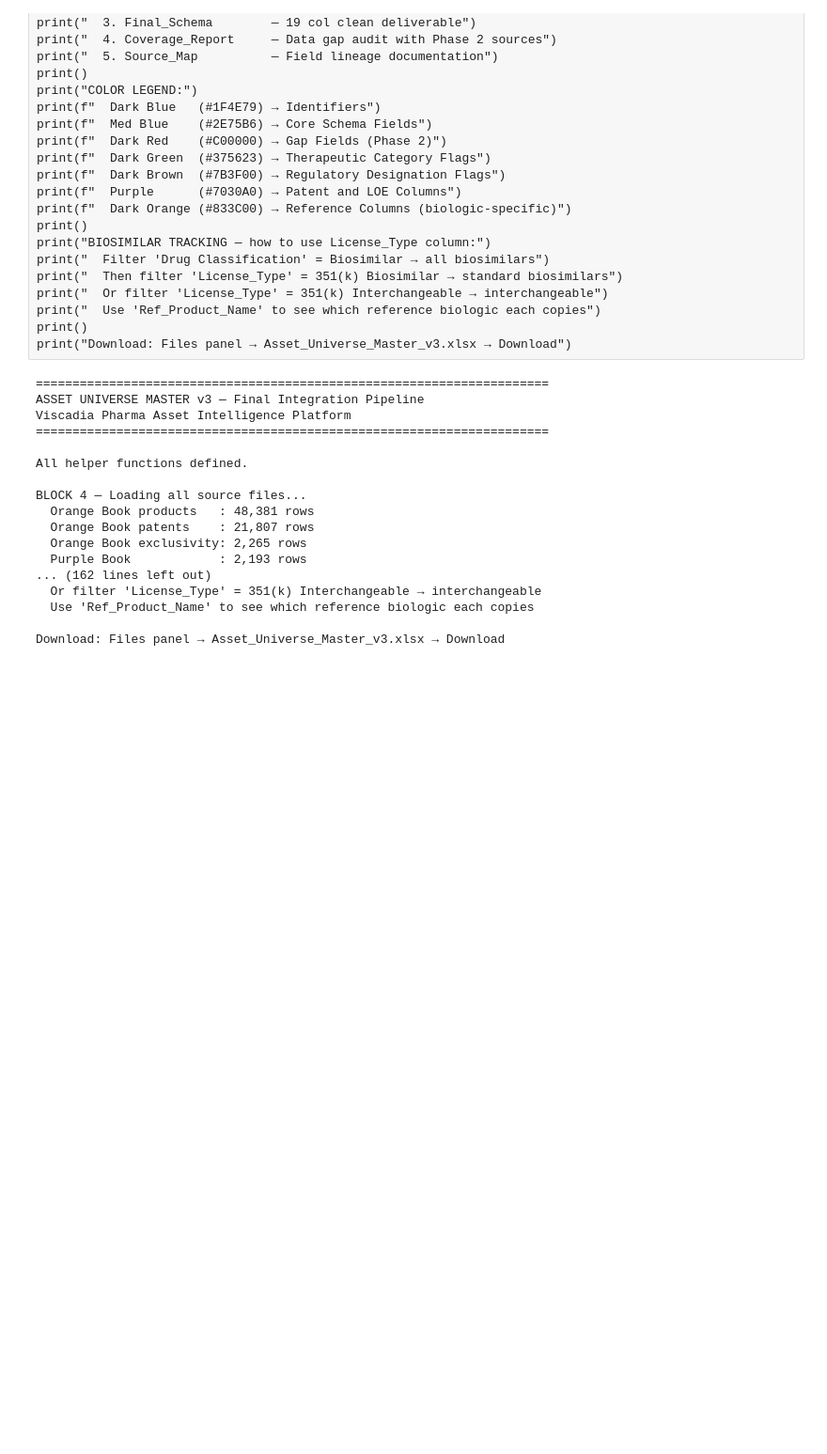
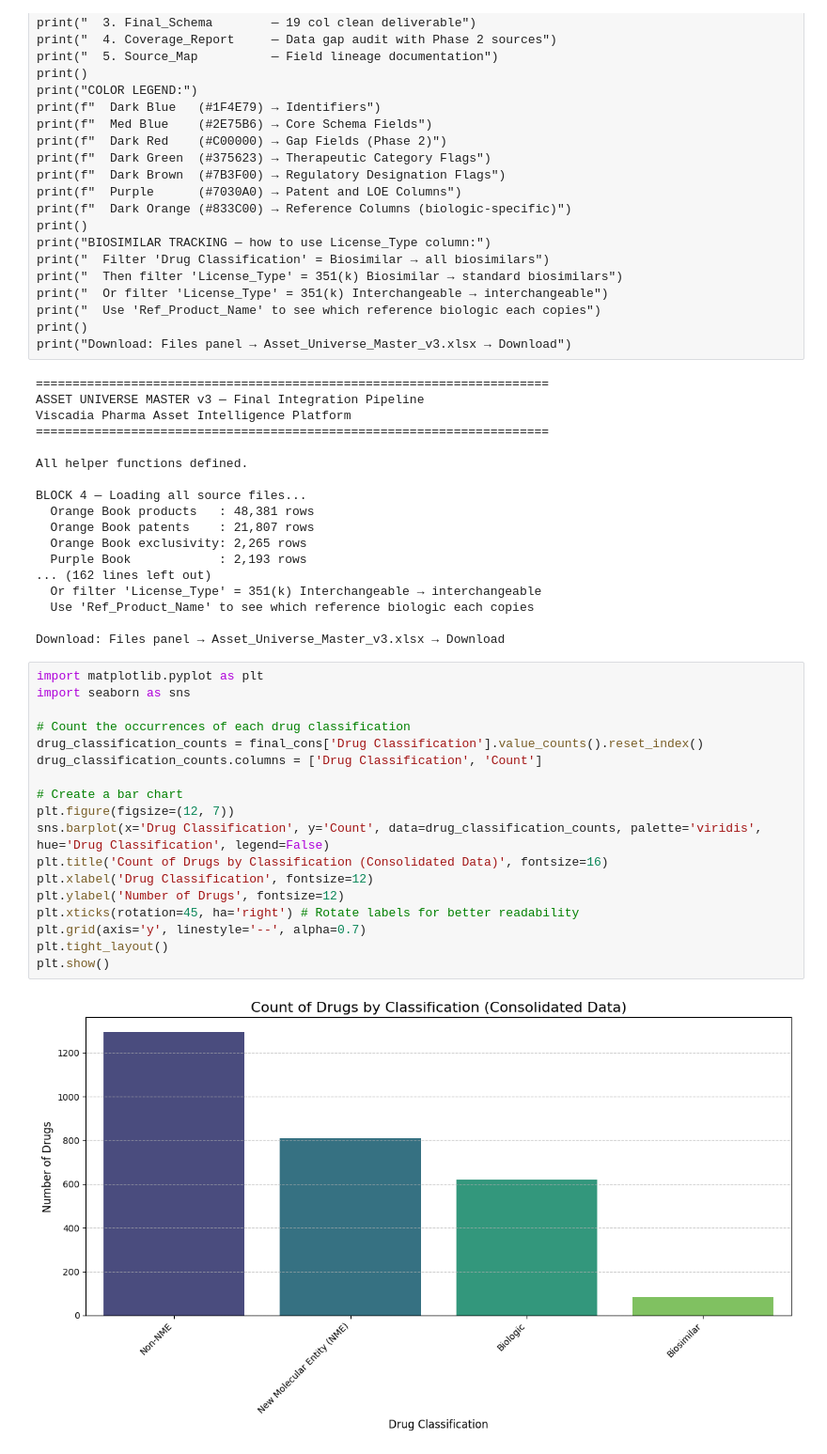
Before and after one commit to ReubenVJose/ReubenVJose.github.io, a Jupyter notebook: Draft_1_Master_schema_with_4_extracts.ipynb, the cells around one changed output. Shown at 94% size. Drawn from its saved outputs; the diff is of its cells as text; blank space fills up the shorter version.

```diff
--- a/Draft_1_Master_schema_with_4_extracts.ipynb
+++ b/Draft_1_Master_schema_with_4_extracts.ipynb
@@ -1720,3 +1720,23 @@ BLOCK 4 — Loading all source files...
   Use 'Ref_Product_Name' to see which reference biologic each copies
 
 Download: Files panel → Asset_Universe_Master_v3.xlsx → Download
+# %%
+import matplotlib.pyplot as plt
+import seaborn as sns
+
+# Count the occurrences of each drug classification
+drug_classification_counts = final_cons['Drug Classification'].value_counts().reset_index()
+drug_classification_counts.columns = ['Drug Classification', 'Count']
+
+# Create a bar chart
+plt.figure(figsize=(12, 7))
+sns.barplot(x='Drug Classification', y='Count', data=drug_classification_counts, palette='viridis', hue='Drug Classification', legend=False)
+plt.title('Count of Drugs by Classification (Consolidated Data)', fontsize=16)
+plt.xlabel('Drug Classification', fontsize=12)
+plt.ylabel('Number of Drugs', fontsize=12)
+plt.xticks(rotation=45, ha='right') # Rotate labels for better readability
+plt.grid(axis='y', linestyle='--', alpha=0.7)
+plt.tight_layout()
+plt.show()
+# %% [output]
+[figure, added]
```
Also changed, not shown: parts of 4 cells of this notebook.
